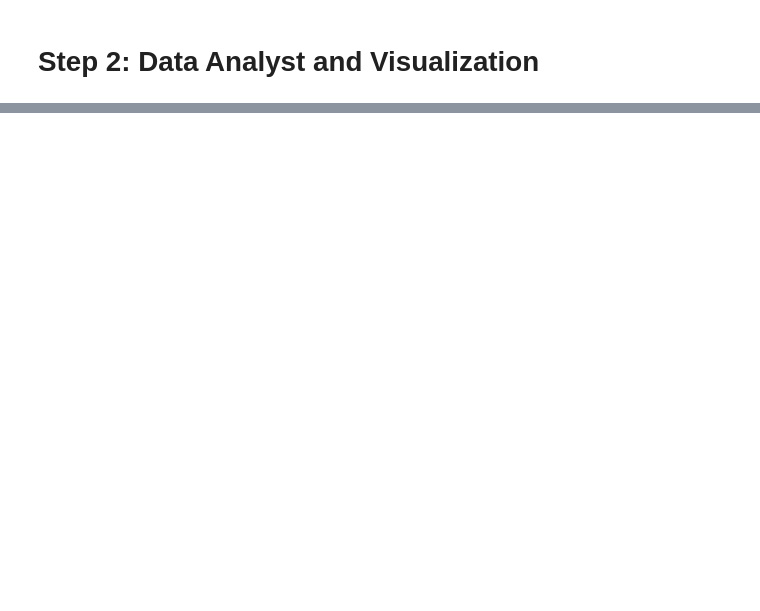
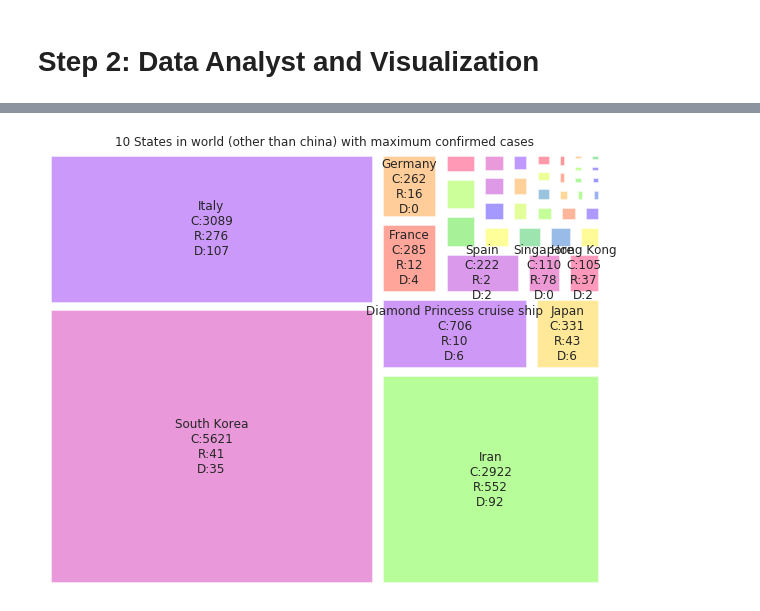
Before and after one commit to IshantWadhwa4/COVID-19-EDA, a Jupyter notebook: CoronovirusDataEDA.ipynb, the cells around one changed output, grey strips where cells are left out. Saved outputs shown, nothing was run; the diff lists cells and outputs as text; code cells hidden in the pictures; blank space fills up the shorter version.

```diff
--- a/CoronovirusDataEDA.ipynb
+++ b/CoronovirusDataEDA.ipynb
@@ -281,0 +289,14 @@ fig.autofmt_xdate()
+# %%
+def setLabel(state,conf,recov,deaths):
+   return '{0}\nC:{1}\nR:{2}\nD:{3}'.format(state,conf,recov,deaths)
+# %%
+  tempsort['label'] = tempsort.apply(lambda x :setLabel(x['Province/State'],x['confirmed'],x['recovered'],x['deaths']),axis=1)
+# %%
+size = tempsort.shape[0]
+color = plt.cm.prism(np.random.rand(size))
+squarify.plot(sizes = tempsort['confirmed'], label=tempsort['label'][:10],  color = color,alpha=.4 ,pad = True)
+plt.title("10 States in world (other than china) with maximum confirmed cases")
+plt.axis('off')
+plt.show()
+# %% [output]
+[figure, added]
```
Also changed, not shown: parts of 20 cells of this notebook.
